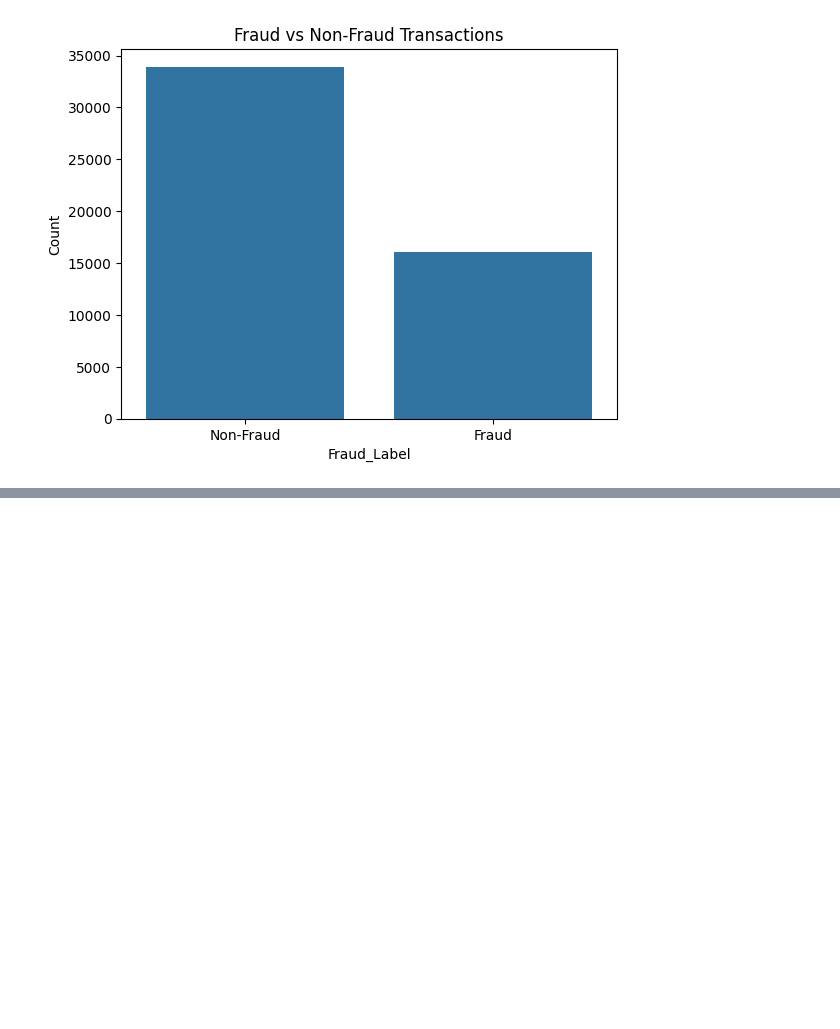
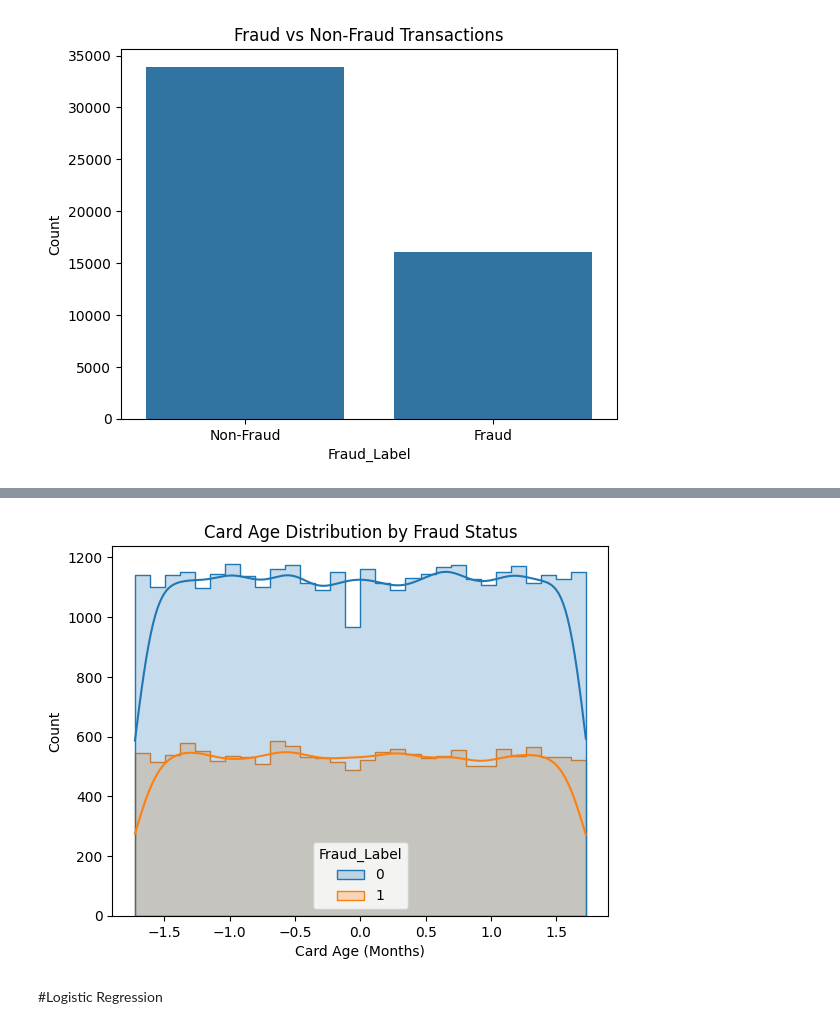
Before and after one commit to v4vraj/Fraud-Detection_ML, a Jupyter notebook: Fraud_detection.ipynb, the cells around one changed output, grey strips where cells are left out. Saved outputs shown, nothing was run; the diff lists cells and outputs as text; code cells hidden in the pictures; blank space fills up the shorter version.

```diff
--- a/Fraud_detection.ipynb
+++ b/Fraud_detection.ipynb
@@ -40,0 +86,7 @@ plt.show()
+# %%
+sns.histplot(data=df, x='Card_Age', hue='Fraud_Label', bins=30, kde=True, element='step')
+plt.title('Card Age Distribution by Fraud Status')
+plt.xlabel('Card Age (Months)')
+plt.show()
+# %% [output]
+[figure, added]
@@ -40,0 +103,2 @@ plt.show()
+# %% [markdown]
+#Logistic Regression
```
Also changed, not shown: parts of 16 cells of this notebook.
